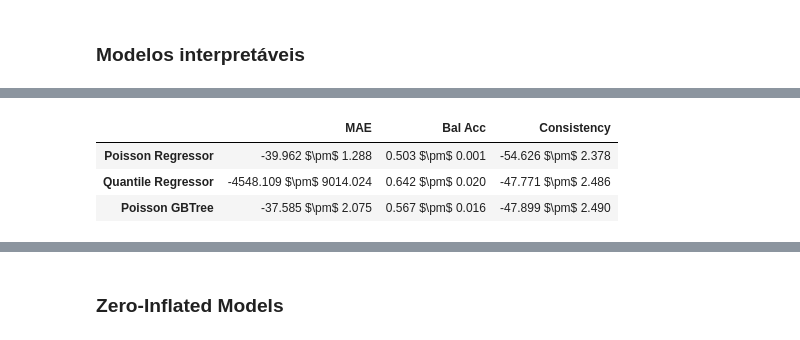
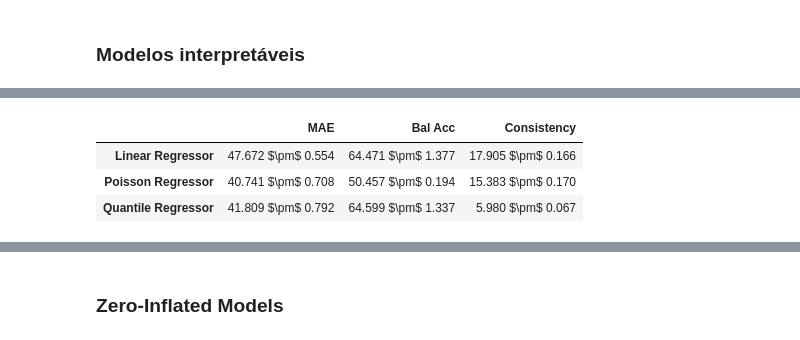
Before and after one commit to DanielGardin/MO810---Aprendizado-de-M-quina--tico, a Jupyter notebook: T5 - Explicabilidade/Notebook 5.1 - Reformulação.ipynb, the cells around one changed output, grey strips where cells are left out. Cells and saved outputs as stored; diff of their text form; code cells hidden in the pictures.

```diff
--- a/T5 - Explicabilidade/Notebook 5.1 - Reformulação.ipynb
+++ b/T5 - Explicabilidade/Notebook 5.1 - Reformulação.ipynb
@@ -167,7 +163,7 @@ def consistency_score(estimator, X, y, k_neigh=5, metric="euclidean"):
 
     y_neigh = y_pred[np.argsort(distances, axis=1)[:, 1:k_neigh+1]].mean(axis=1)
 
-    return 1 - np.abs(y - y_neigh).mean()
+    return np.abs(y_pred - y_neigh).mean()
 
 def regression_accuracy(estimator, X, y, lim=1):
     y_pred = estimator.predict(X)
@@ -175,11 +171,11 @@ def regression_accuracy(estimator, X, y, lim=1):
     y_pred = np.where(y_pred > lim, 1, 0)
     y_norm = np.where(y > lim, 1, 0)
 
-    return balanced_accuracy_score(y_norm, y_pred)
+    return 100*balanced_accuracy_score(y_norm, y_pred)
 
 
 metrics = {
-    "MAE" : get_scorer("neg_mean_absolute_error"),
+    "MAE" : lambda *args : -get_scorer("neg_mean_absolute_error")(*args),
     "Bal Acc" : regression_accuracy,
     "Consistency" : consistency_score
 }
@@ -278,12 +278,24 @@ def plot_metrics(model, X, y, interval=(0, 100)):
 
 
     plt.show()
+# %%
+def reject_outliers(data, p=0.01):
+    liminf = np.quantile(data, p)
+    limsup = np.quantile(data, 1-p)
+
+    return np.array(data)[(data >= liminf) & (data <= limsup)]
 # %% [markdown]
 ### Modelos interpretáveis
 # %%
 from sklearn.linear_model import PoissonRegressor, QuantileRegressor, LinearRegression
 
-X_interp = preprocess.fit_transform(X_train)
+preprocess = ColumnTransformer([
+    ("log_numeric", make_pipeline(FunctionTransformer(np.log1p).set_output(transform="pandas"), StandardScaler().set_output(transform="pandas")), log_columns),
+    ("onehot_categ", OneHotEncoder(sparse_output=False).set_output(transform="pandas"), categ_columns)
+], remainder = StandardScaler().set_output(transform="pandas")).set_output(transform="pandas")
+
+X_interp_aug = preprocess.fit_transform(X_aug)
+X_interp     = preprocess.transform(X_train)
 
 linear_model =  LinearRegression()
 
@@ -298,4 +310,4 @@ models = {
     "Quantile Regressor" : quantile_model
 }
 # %%
-results = evaluate(models, X_train, y_train, metrics, cv=10)
+results = evaluate(models, X_interp_aug, y_aug, metrics, cv=10)
@@ -304,7 +318,7 @@ KeyboardInterrupt:
 # %%
-results.applymap(lambda x : f"{np.mean(x) : .3f} $\pm$ {np.std(x) :.3f}")
+results.applymap(reject_outliers).applymap(lambda x : f"{np.mean(x) : .3f} $\pm$ {np.std(x) :.3f}")
 # %% [output]
 |  | MAE | Bal Acc | Consistency |
-| Poisson Regressor | -39.962 $\pm$ 1.288 | 0.503 $\pm$ 0.001 | -54.626 $\pm$ 2.378 |
-| Quantile Regressor | -4548.109 $\pm$ 9014.024 | 0.642 $\pm$ 0.020 | -47.771 $\pm$ 2.486 |
-| Poisson GBTree | -37.585 $\pm$ 2.075 | 0.567 $\pm$ 0.016 | -47.899 $\pm$ 2.490 |
+| Linear Regressor | 47.672 $\pm$ 0.554 | 64.471 $\pm$ 1.377 | 17.905 $\pm$ 0.166 |
+| Poisson Regressor | 40.741 $\pm$ 0.708 | 50.457 $\pm$ 0.194 | 15.383 $\pm$ 0.170 |
+| Quantile Regressor | 41.809 $\pm$ 0.792 | 64.599 $\pm$ 1.337 | 5.980 $\pm$ 0.067 |
```
Also changed, not shown: parts of 29 cells of this notebook, 2 other files.
